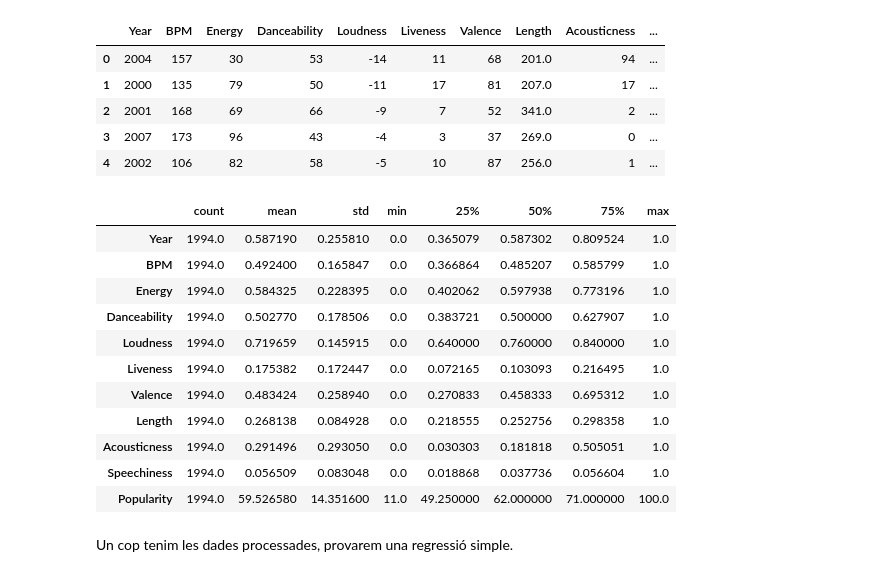
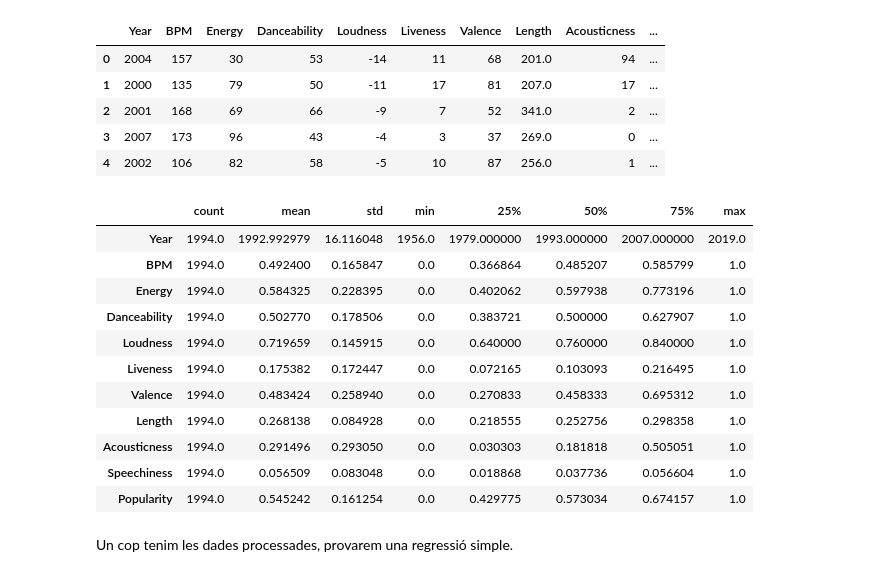
Before and after one commit to ericryhr/APA-PRACTICA, a Jupyter notebook: evaluacion.ipynb, the cells around one changed output. Drawn from its saved outputs; the diff is of its cells as text; code cells hidden in the pictures.

```diff
--- a/evaluacion.ipynb
+++ b/evaluacion.ipynb
@@ -135,11 +135,11 @@ def scaling_preprocessing(data, scaled_columns):
     data[scaled_columns] = MinMaxScaler().fit_transform(data[scaled_columns])
     return data
 # %%
-df = scaling_preprocessing(data=df, scaled_columns=['Year', 'BPM', 'Energy', 'Danceability', 'Loudness', 'Liveness', 'Valence', 'Length', 'Acousticness', 'Speechiness'])
+df = scaling_preprocessing(data=df, scaled_columns=['Popularity', 'BPM', 'Energy', 'Danceability', 'Loudness', 'Liveness', 'Valence', 'Length', 'Acousticness', 'Speechiness'])
 df.describe(include='all').T
 # %% [output]
 |  | count | mean | std | min | 25% | 50% | 75% | max |
-| Year | 1994.0 | 0.587190 | 0.255810 | 0.0 | 0.365079 | 0.587302 | 0.809524 | 1.0 |
+| Year | 1994.0 | 1992.992979 | 16.116048 | 1956.0 | 1979.000000 | 1993.000000 | 2007.000000 | 2019.0 |
 | BPM | 1994.0 | 0.492400 | 0.165847 | 0.0 | 0.366864 | 0.485207 | 0.585799 | 1.0 |
 | Energy | 1994.0 | 0.584325 | 0.228395 | 0.0 | 0.402062 | 0.597938 | 0.773196 | 1.0 |
 | Danceability | 1994.0 | 0.502770 | 0.178506 | 0.0 | 0.383721 | 0.500000 | 0.627907 | 1.0 |
@@ -149,7 +149,7 @@ df.describe(include='all').T
 | Length | 1994.0 | 0.268138 | 0.084928 | 0.0 | 0.218555 | 0.252756 | 0.298358 | 1.0 |
 | Acousticness | 1994.0 | 0.291496 | 0.293050 | 0.0 | 0.030303 | 0.181818 | 0.505051 | 1.0 |
 | Speechiness | 1994.0 | 0.056509 | 0.083048 | 0.0 | 0.018868 | 0.037736 | 0.056604 | 1.0 |
-| Popularity | 1994.0 | 59.526580 | 14.351600 | 11.0 | 49.250000 | 62.000000 | 71.000000 | 100.0 |
+| Popularity | 1994.0 | 0.545242 | 0.161254 | 0.0 | 0.429775 | 0.573034 | 0.674157 | 1.0 |
 # %%
 from sklearn.model_selection import train_test_split
 
```
Also changed, not shown: parts of 2 cells of this notebook.
